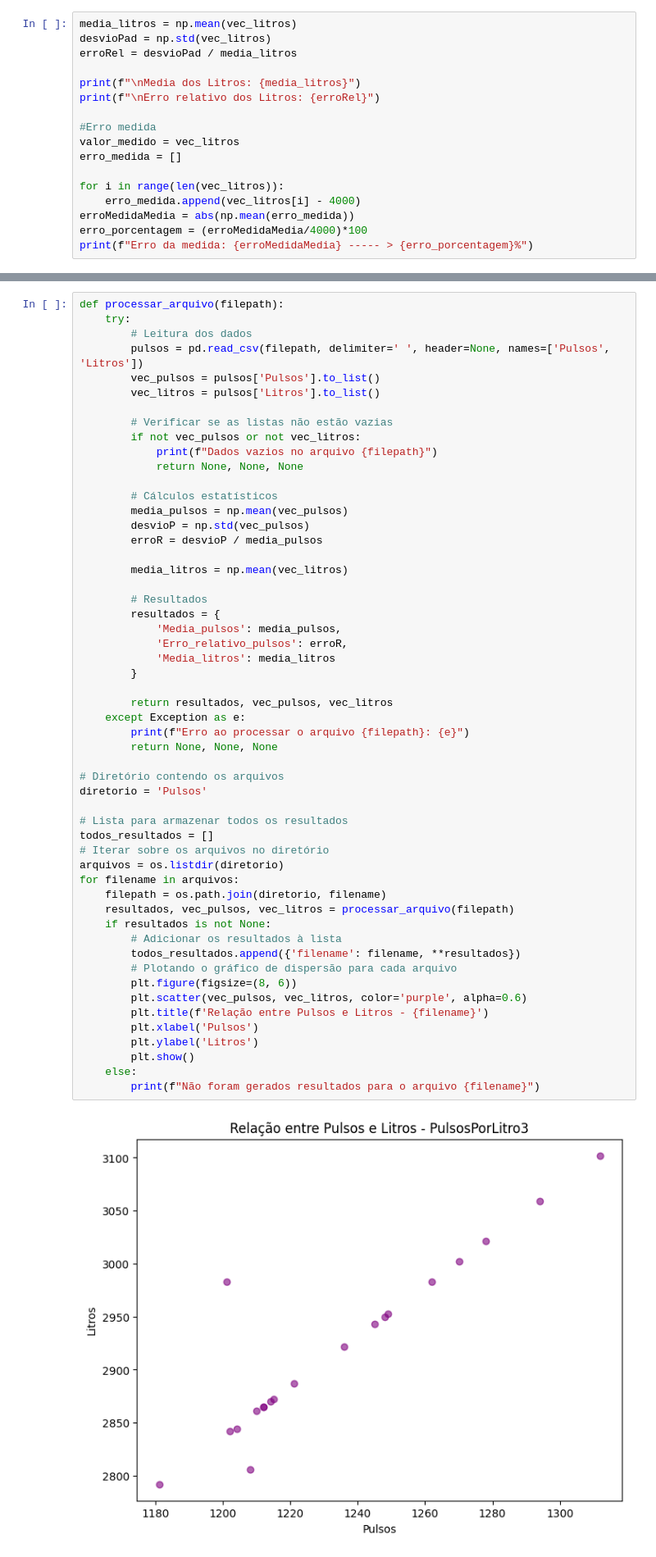
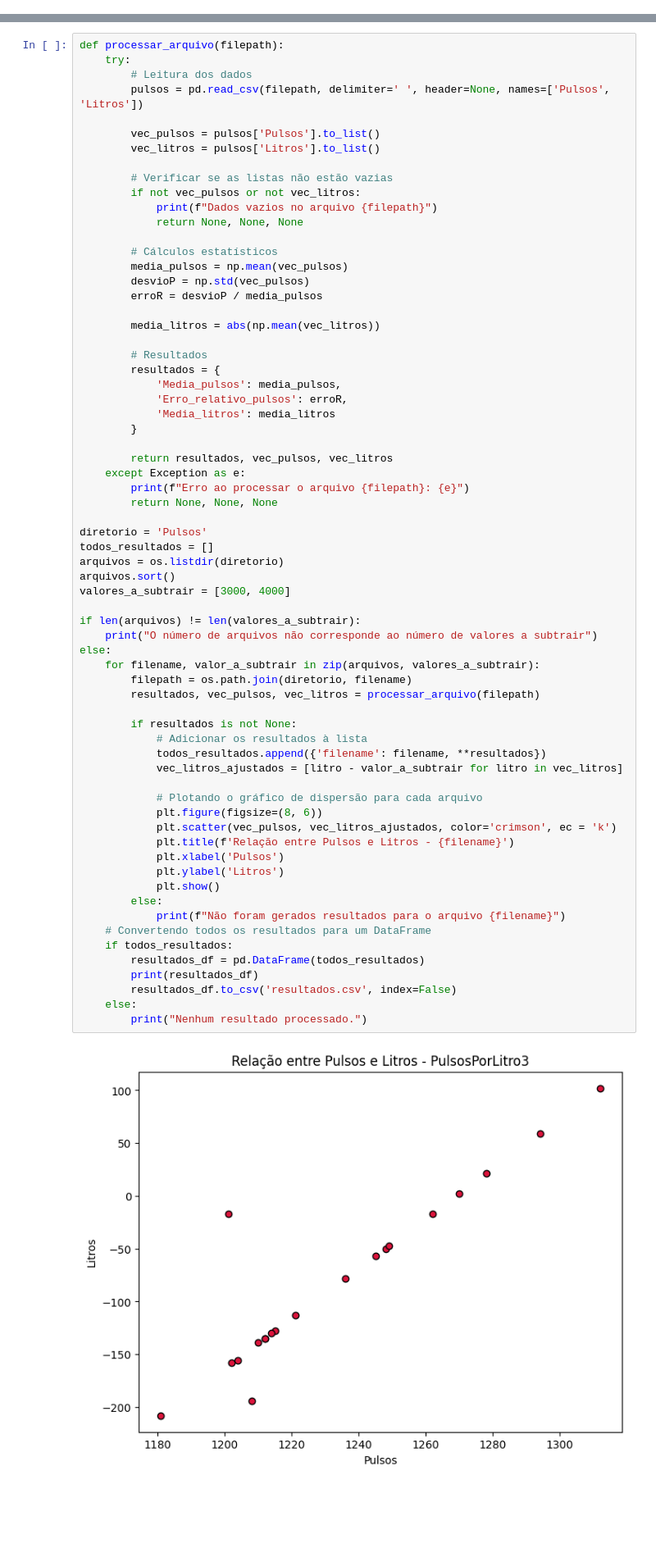
Before and after one commit to paschoal-artur/AnalisePulsos, a Jupyter notebook: main.ipynb, the cells around one changed output, grey strips where cells are left out. Shown at 82% size. Cells and saved outputs as stored; diff of their text form; blank space fills up the shorter version.

Commit message:
Código atualizado
Código funcionando para os dados de 3 e 4 litros faltando apenas os dados de 1 e de 2 litros

```diff
--- a/main.ipynb
+++ b/main.ipynb
@@ -74,17 +5,0 @@ Erro relativo dos Pulsos: 0.01696284026769833
-# %%
-media_litros = np.mean(vec_litros)
-desvioPad = np.std(vec_litros)
-erroRel = desvioPad / media_litros
-
-print(f"\nMedia dos Litros: {media_litros}")
-print(f"\nErro relativo dos Litros: {erroRel}")
-
-#Erro medida
-valor_medido = vec_litros
-erro_medida = []
-
-for i in range(len(vec_litros)):
-    erro_medida.append(vec_litros[i] - 4000)
-erroMedidaMedia = abs(np.mean(erro_medida))
-erro_porcentagem = (erroMedidaMedia/4000)*100
-print(f"Erro da medida: {erroMedidaMedia} ----- > {erro_porcentagem}%")
@@ -98,54 +8,67 @@ def processar_arquivo(filepath):
     try:
         # Leitura dos dados
         pulsos = pd.read_csv(filepath, delimiter=' ', header=None, names=['Pulsos', 'Litros'])
+
         vec_pulsos = pulsos['Pulsos'].to_list()
         vec_litros = pulsos['Litros'].to_list()
 
         # Verificar se as listas não estão vazias
         if not vec_pulsos or not vec_litros:
             print(f"Dados vazios no arquivo {filepath}")
             return None, None, None
 
         # Cálculos estatísticos
         media_pulsos = np.mean(vec_pulsos)
         desvioP = np.std(vec_pulsos)
         erroR = desvioP / media_pulsos
 
-        media_litros = np.mean(vec_litros)
+        media_litros = abs(np.mean(vec_litros))
 
         # Resultados
         resultados = {
             'Media_pulsos': media_pulsos,
             'Erro_relativo_pulsos': erroR,
             'Media_litros': media_litros
         }
 
         return resultados, vec_pulsos, vec_litros
     except Exception as e:
         print(f"Erro ao processar o arquivo {filepath}: {e}")
         return None, None, None
 
-# Diretório contendo os arquivos
 diretorio = 'Pulsos'
+todos_resultados = []
+arquivos = os.listdir(diretorio)
+arquivos.sort()
+valores_a_subtrair = [3000, 4000]
 
-# Lista para armazenar todos os resultados
-todos_resultados = []
-# Iterar sobre os arquivos no diretório
-arquivos = os.listdir(diretorio)
-for filename in arquivos:
-    filepath = os.path.join(diretorio, filename)
-    resultados, vec_pulsos, vec_litros = processar_arquivo(filepath)
-    if resultados is not None:
-        # Adicionar os resultados à lista
-        todos_resultados.append({'filename': filename, **resultados})
-        # Plotando o gráfico de dispersão para cada arquivo
-        plt.figure(figsize=(8, 6))
-        plt.scatter(vec_pulsos, vec_litros, color='purple', alpha=0.6)
-        plt.title(f'Relação entre Pulsos e Litros - {filename}')
-        plt.xlabel('Pulsos')
-        plt.ylabel('Litros')
-        plt.show()
+if len(arquivos) != len(valores_a_subtrair):
+    print("O número de arquivos não corresponde ao número de valores a subtrair")
+else:
+    for filename, valor_a_subtrair in zip(arquivos, valores_a_subtrair):
+        filepath = os.path.join(diretorio, filename)
+        resultados, vec_pulsos, vec_litros = processar_arquivo(filepath)
+
+        if resultados is not None:
+            # Adicionar os resultados à lista
+            todos_resultados.append({'filename': filename, **resultados})
+            vec_litros_ajustados = [litro - valor_a_subtrair for litro in vec_litros]
+
+            # Plotando o gráfico de dispersão para cada arquivo
+            plt.figure(figsize=(8, 6))
+            plt.scatter(vec_pulsos, vec_litros_ajustados, color='crimson', ec = 'k')
+            plt.title(f'Relação entre Pulsos e Litros - {filename}')
+            plt.xlabel('Pulsos')
+            plt.ylabel('Litros')
+            plt.show()
+        else:
+            print(f"Não foram gerados resultados para o arquivo {filename}")
+    # Convertendo todos os resultados para um DataFrame
+    if todos_resultados:
+        resultados_df = pd.DataFrame(todos_resultados)
+        print(resultados_df)
+        resultados_df.to_csv('resultados.csv', index=False)
     else:
-        print(f"Não foram gerados resultados para o arquivo {filename}")
+        print("Nenhum resultado processado.")
 # %% [output]
-[figure, old version]
+[figure, new version]
```
Also changed, not shown: parts of 8 cells of this notebook, 1 other file.
